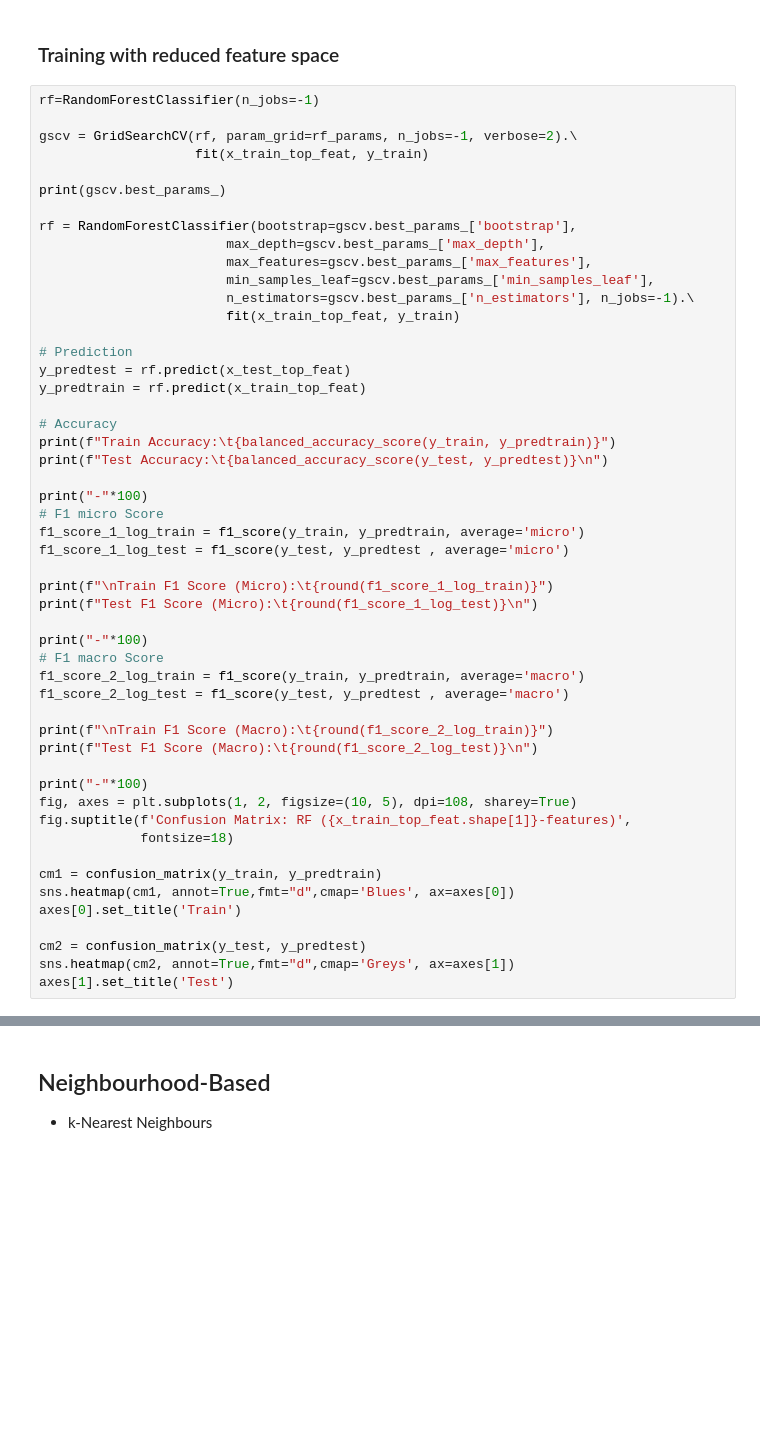
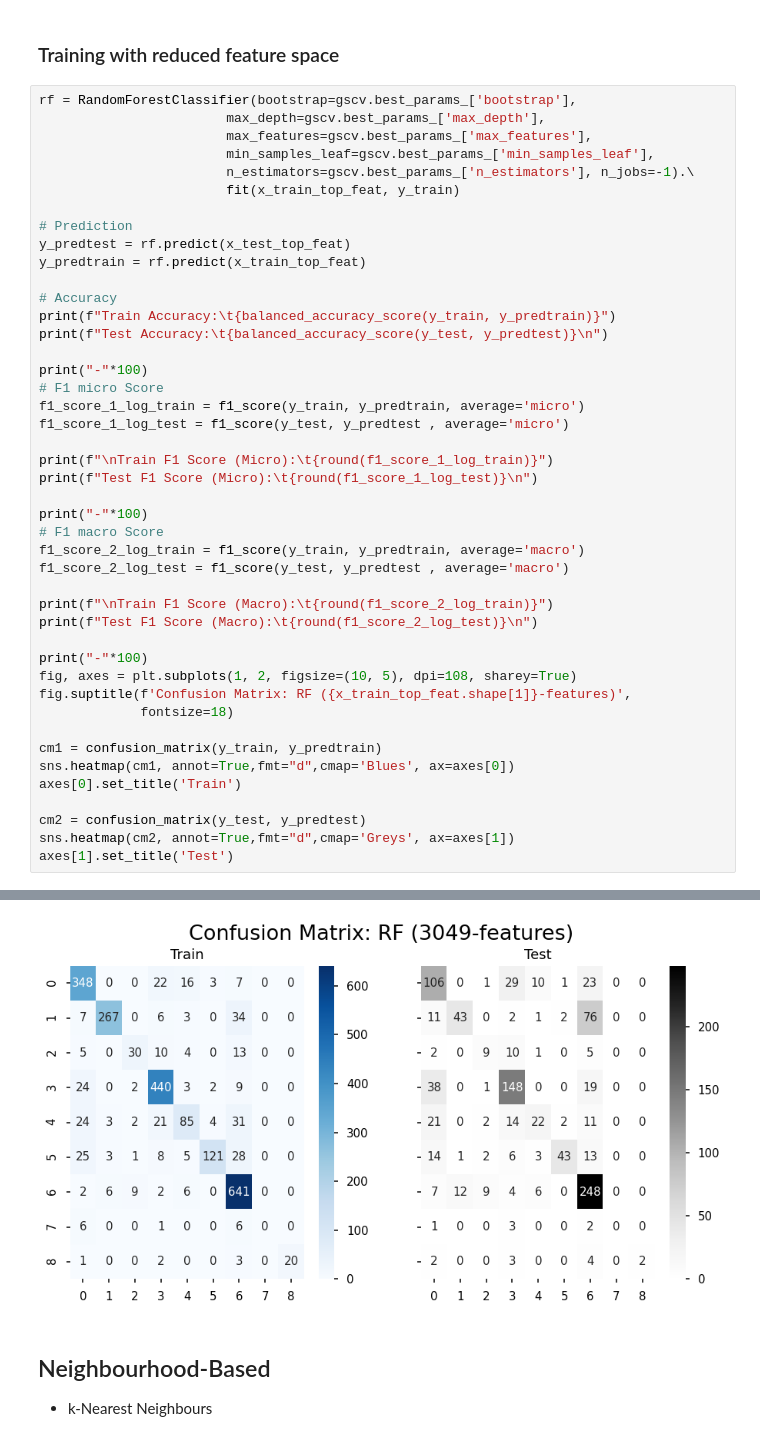
Before and after one commit to akshayonly/DL-Case-Study-Classifying-GM, a Jupyter notebook: Classifying_Genetic_Mutation_.ipynb, the cells around one changed output, grey strips where cells are left out. Saved outputs shown, nothing was run; the diff lists cells and outputs as text; blank space fills up the shorter version.

```diff
--- a/Classifying_Genetic_Mutation_.ipynb
+++ b/Classifying_Genetic_Mutation_.ipynb
@@ -512,13 +510,6 @@ x_test_top_feat = (test[:, imp_feat_idx])
 # %% [markdown]
 ### Training with reduced feature space
 # %%
-rf=RandomForestClassifier(n_jobs=-1)
-
-gscv = GridSearchCV(rf, param_grid=rf_params, n_jobs=-1, verbose=2).\
-                    fit(x_train_top_feat, y_train)
-
-print(gscv.best_params_)
-
 rf = RandomForestClassifier(bootstrap=gscv.best_params_['bootstrap'],
                         max_depth=gscv.best_params_['max_depth'],
                         max_features=gscv.best_params_['max_features'],
@@ -562,3 +553,4 @@ axes[0].set_title('Train')
 cm2 = confusion_matrix(y_test, y_predtest)
 sns.heatmap(cm2, annot=True,fmt="d",cmap='Greys', ax=axes[1])
 axes[1].set_title('Test')
+# %% [output]
@@ -565,3 +577,4 @@ axes[1].set_title('Test')
+[figure, added]
 # %% [markdown]
 ## Neighbourhood-Based
 - k-Nearest Neighbours
```
Also changed, not shown: parts of 20 cells of this notebook.
